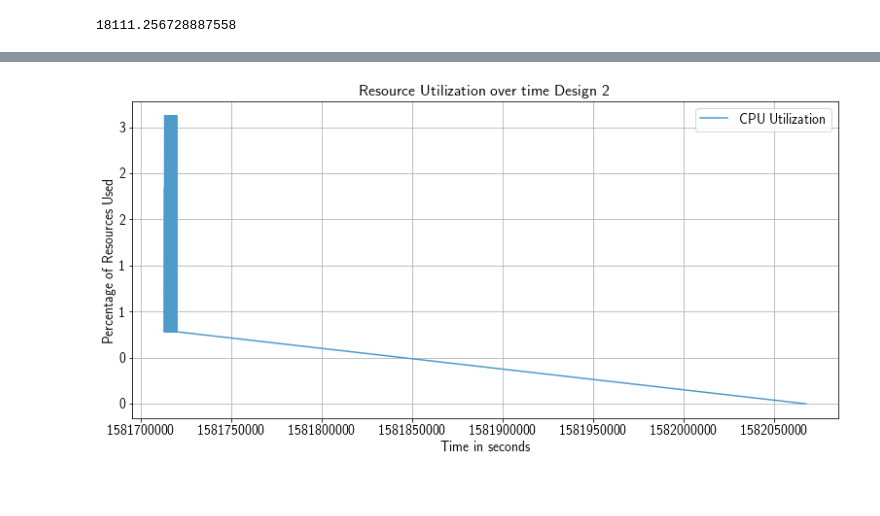
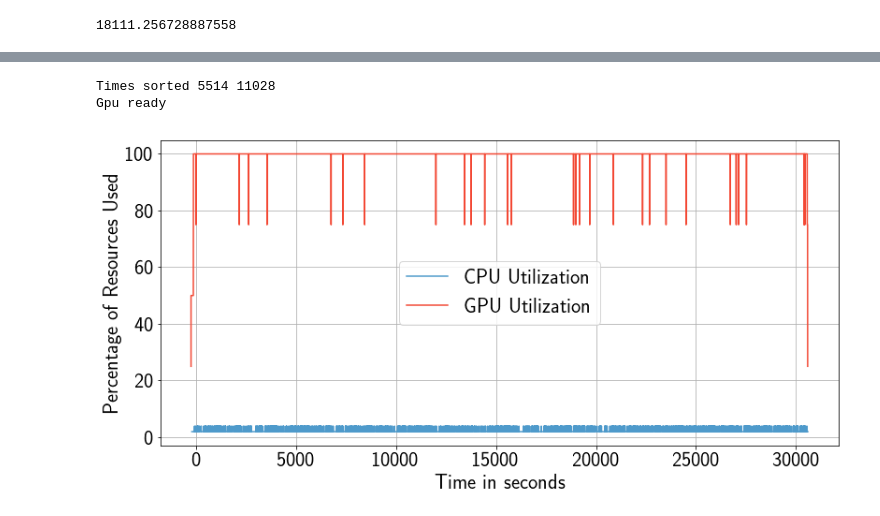
Before and after one commit to radical-experiments/iceberg_escience, a Jupyter notebook: Geolocation/Notebooks/Des1Des3ComparisonUtilization.ipynb, the cells around one changed output, grey strips where cells are left out. Saved outputs shown, nothing was run; the diff lists cells and outputs as text; code cells hidden in the pictures; blank space fills up the shorter version.

```diff
--- a/Geolocation/Notebooks/Des1Des3ComparisonUtilization.ipynb
+++ b/Geolocation/Notebooks/Des1Des3ComparisonUtilization.ipynb
@@ -336,0 +407,5 @@ Des3CpuUtil.shape
+# %%
+Des2aGpuUtil = utilization(Design2a_gpu,util='gpu')
+# %% [output]
+Times sorted 5514 11028
+Gpu ready
@@ -336,0 +418,3 @@ Des3CpuUtil.shape
+# %%
+Design2aCpuUtil = np.load('../Data/Des2aCpuUtil.npy')
+Design2aGpuUtil = np.load('../Data/Des2aGpuUtil.npy')
@@ -337,15 +425,16 @@ Des3CpuUtil.shape
 # %%
-t= 100
+#t = 8500
 fig,axis = plt.subplots(nrows=1,ncols=1,figsize=(13,6),sharex=True)
-_ = axis.plot(Des3CpuUtil[:,0],(Des3CpuUtil[:,1]/128)*100,marker='',linestyle='-', label='CPU Utilization', color=blues(150))
-#_ = axis.plot(Des3GpuUtil[:t,0],(Des3GpuUtil[:t,1]/1)*1,marker='',linestyle='-', label='GPU Utilization', color=reds(150))
-_ = axis.set_ylabel('Percentage of Resources Used',fontsize=14)
-_ = axis.set_xlabel('Time in seconds',fontsize=14)
+_ = axis.plot(Design2aCpuUtil[:,0],(((Design2aCpuUtil[:,1]*2.5)/128.0))*100,marker='',linestyle='-', label='CPU Utilization', color=blues(150))
+_ = axis.plot(Design2aGpuUtil[:,0],(Design2aGpuUtil[:,1]*2/8.0)*100,marker='',linestyle='-', label='GPU Utilization', color=reds(150))
+_ = axis.set_ylabel('Percentage of Resources Used',fontsize=22)
+_ = axis.set_xlabel('Time in seconds',fontsize=22)
 _ = axis.grid('on')
-_ = axis.legend(fontsize=14)
-_ = axis.set_xticklabels(axis.get_xticks().astype('int').tolist(),fontsize=14)
-_ = axis.set_yticklabels(axis.get_yticks().astype('int').tolist(),fontsize=14)
-_ = axis.set_title('Resource Utilization over time Design 2', fontsize=16)
-#fig.savefig('Design2Utilization.pdf',dpi=800,bbox_inches='tight')
+_ = axis.legend(fontsize=22)
+#_ = axis.set_xticklabels(axis.get_xticks().astype('int').tolist(),fontsize=22)
+axis.set_xticklabels(['0','0', '5000', '10000', '15000', '20000', '25000', '30000', '35000'],fontsize=22)
+_ = axis.set_yticklabels(axis.get_yticks().astype('int').tolist(),fontsize=22)
+#_ = axis.set_title('Resource Utilization over time for Desing 1', fontsize=22)
+fig.savefig('../Data/geo_Design2aUtilization.pdf',dpi=800,bbox_inches='tight')
 # %% [output]
-[figure, old version]
+[figure, new version]
```
Also changed, not shown: parts of 22 cells of this notebook, 9 other files.
